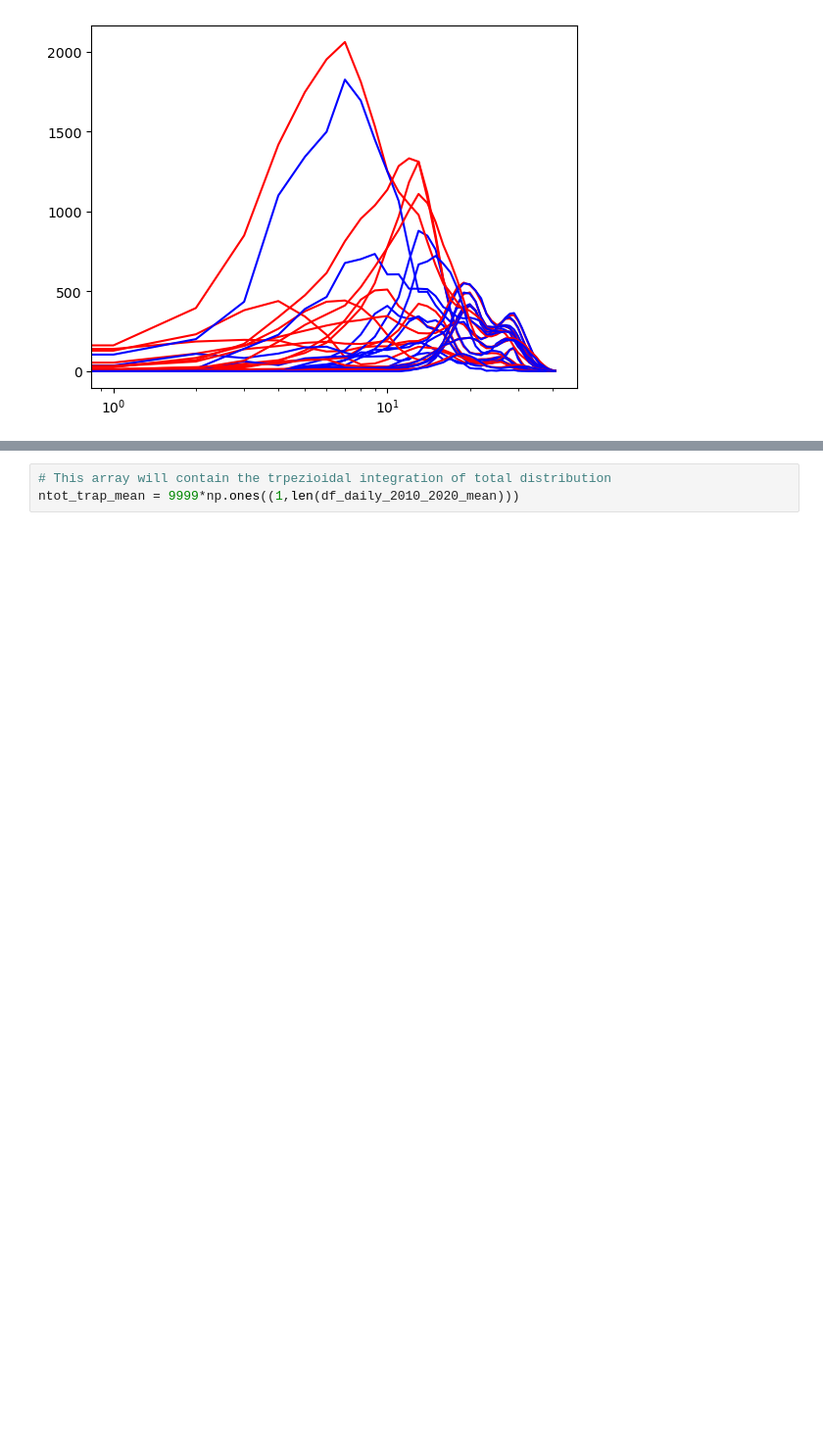
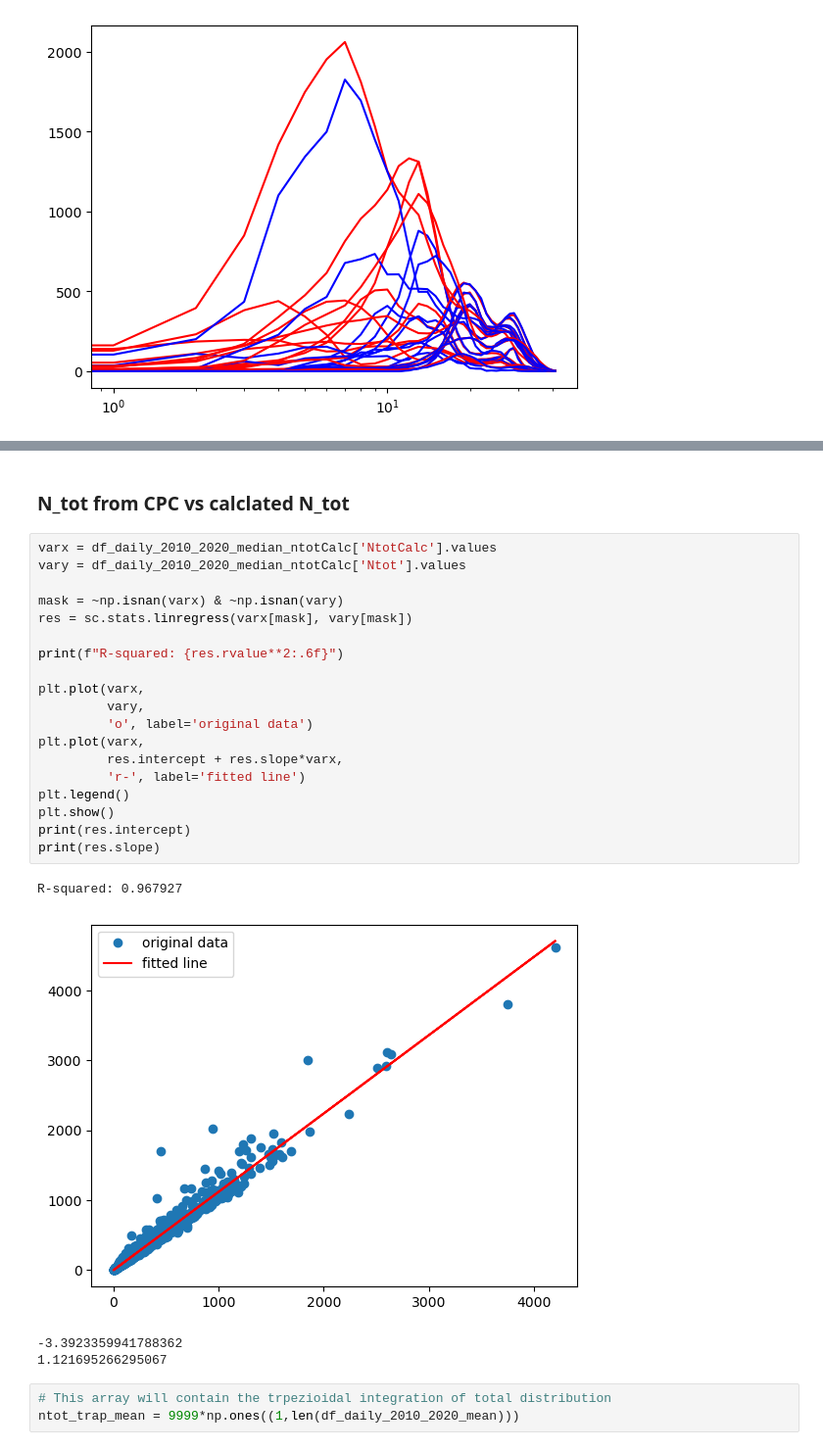
Before and after one commit to eScience-course/Tjaernoe2022-group3, a Jupyter notebook: notebooks/Load and analyze DMPS data.ipynb, the cells around one changed output, grey strips where cells are left out. Shown at 98% size. Saved outputs shown, nothing was run; the diff lists cells and outputs as text; blank space fills up the shorter version.

```diff
--- a/notebooks/Load and analyze DMPS data.ipynb
+++ b/notebooks/Load and analyze DMPS data.ipynb
@@ -118,3 +296,29 @@ for i in jj:
+# %% [markdown]
+### N_tot from CPC vs calclated N_tot
+# %%
+varx = df_daily_2010_2020_median_ntotCalc['NtotCalc'].values
+vary = df_daily_2010_2020_median_ntotCalc['Ntot'].values
+
+mask = ~np.isnan(varx) & ~np.isnan(vary)
+res = sc.stats.linregress(varx[mask], vary[mask])
+
+print(f"R-squared: {res.rvalue**2:.6f}")
+
+plt.plot(varx,
+         vary,
+         'o', label='original data')
+plt.plot(varx,
+         res.intercept + res.slope*varx,
+         'r-', label='fitted line')
+plt.legend()
+plt.show()
+print(res.intercept)
+print(res.slope)
+# %% [output]
+R-squared: 0.967927
+[figure, added]
+-3.3923359941788362
+1.121695266295067
 # %%
 # This array will contain the trpezioidal integration of total distribution
 ntot_trap_mean = 9999*np.ones((1,len(df_daily_2010_2020_mean)))
```
Also changed, not shown: parts of 35 cells of this notebook.
